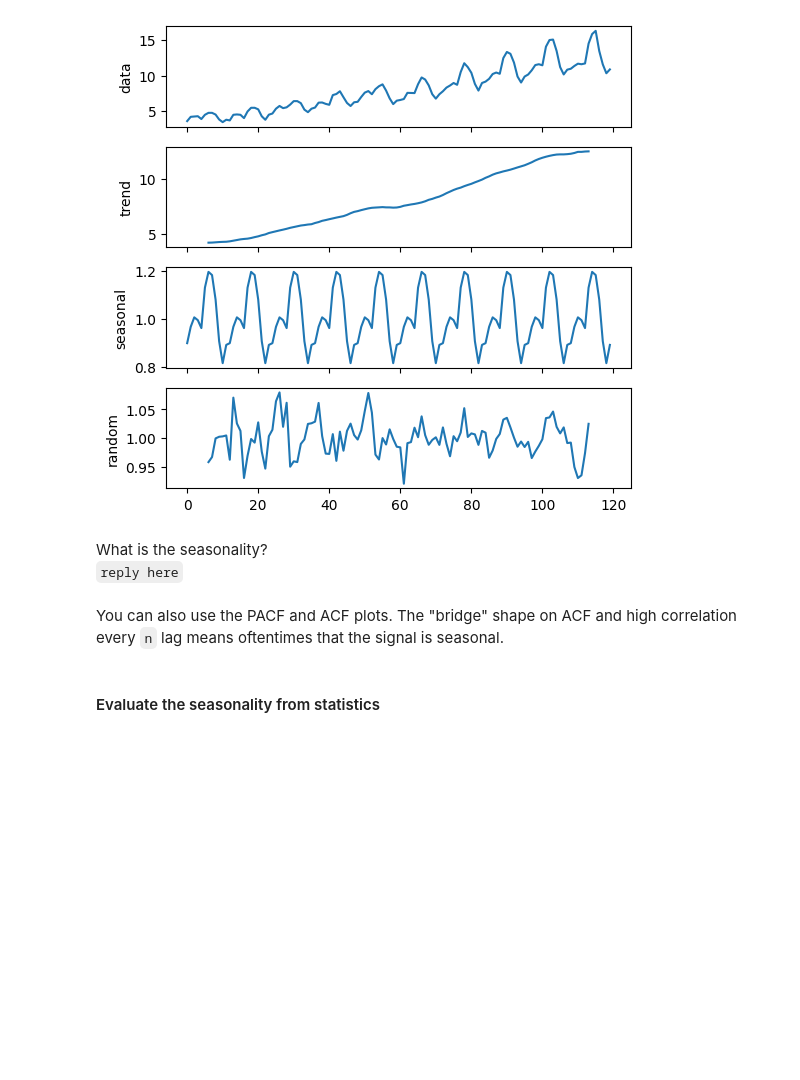
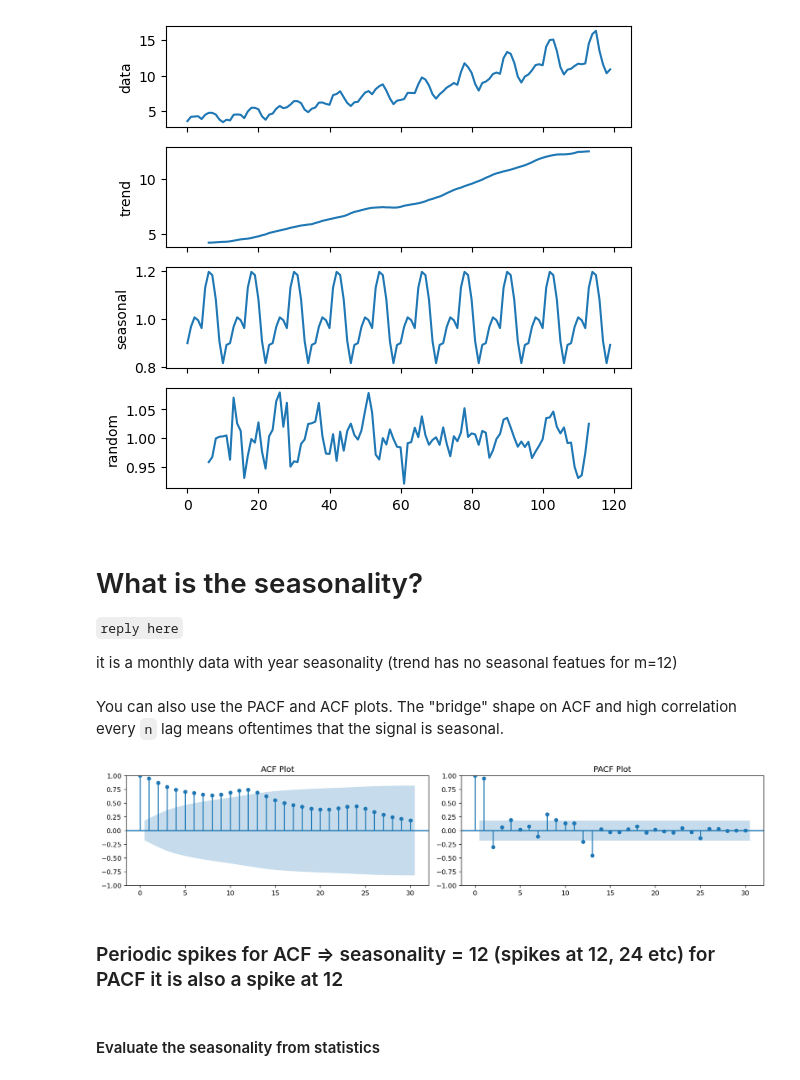
Before and after one commit to dmitriiDr/Notebooks_ML, a Jupyter notebook: ML6/notebooks/2023_Campus_ML6-NB2.2.ipynb, the cells around one changed output. Saved outputs shown, nothing was run; the diff lists cells and outputs as text; code cells hidden in the pictures; blank space fills up the shorter version.

```diff
--- a/ML6/notebooks/2023_Campus_ML6-NB2.2.ipynb
+++ b/ML6/notebooks/2023_Campus_ML6-NB2.2.ipynb
@@ -89,7 +100,9 @@ plt.show()
 # %% [output]
 [figure]
 # %% [markdown]
-What is the seasonality?
+# What is the seasonality?
 `reply here`
+
+it is a monthly data with year seasonality (trend has no seasonal featues for m=12)
 # %% [markdown]
 You can also use the PACF and ACF plots. The "bridge" shape on ACF and high correlation every `n` lag means oftentimes that the signal is seasonal.
@@ -96,5 +112,21 @@ You can also use the PACF and ACF plots. The "bridge" shape on ACF and high corr
 # %%
 # your code with ACF and PACF on the raw signal.
+plt.figure(figsize=(14,3))
+
+plt.subplot(121)
+plot_acf(train.dropna(), lags=30, ax=plt.gca())
+plt.title('ACF Plot')
+
+plt.subplot(122)
+plot_pacf(train.dropna(), lags=30, ax=plt.gca())
+plt.title('PACF Plot')
+
+plt.tight_layout()
+plt.show()
+# %% [output]
+[figure, added]
+# %% [markdown]
+### Periodic spikes for ACF => seasonality = 12 (spikes at 12, 24 etc) for PACF it is also a spike at 12
 # %% [markdown]
 #### Evaluate the seasonality from statistics
 # %% [markdown]
```
Also changed, not shown: parts of 54 cells of this notebook.
